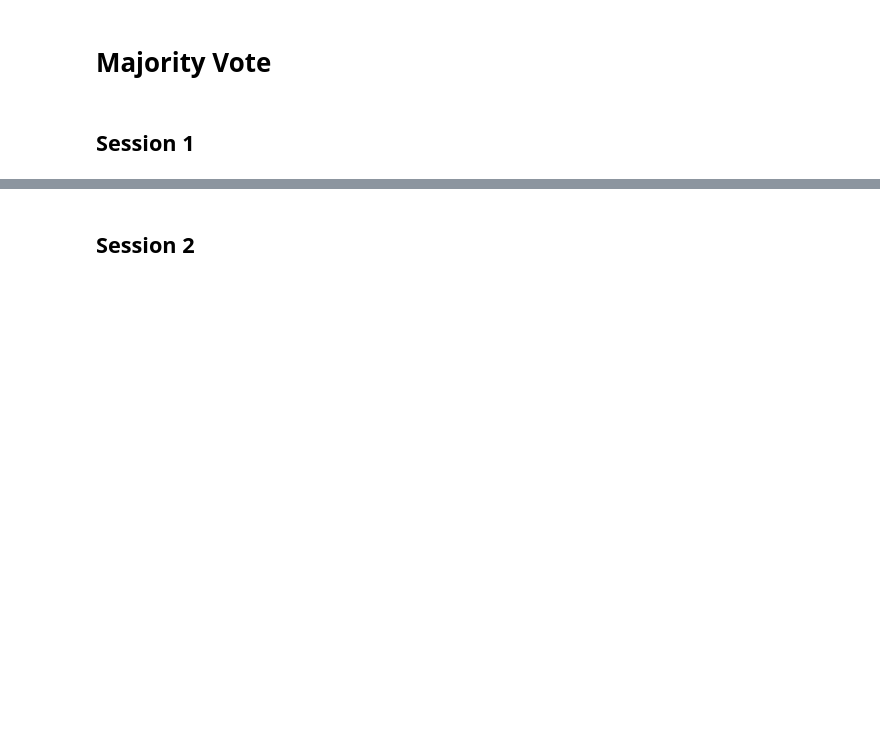
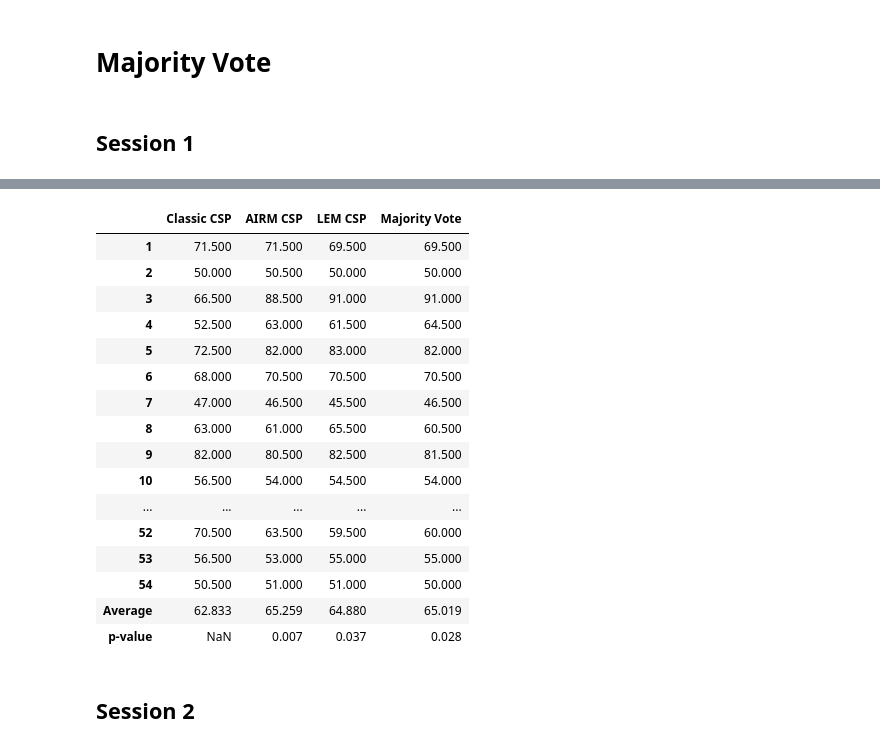
Before and after one commit to Yassawe/BCI-paper, a Jupyter notebook: SubjectIndependentPaper.ipynb, the cells around one changed output, grey strips where cells are left out. Saved outputs shown, nothing was run; the diff lists cells and outputs as text; code cells hidden in the pictures; blank space fills up the shorter version.

```diff
--- a/SubjectIndependentPaper.ipynb
+++ b/SubjectIndependentPaper.ipynb
@@ -196,6 +252,24 @@ dfmv1_4.head()
 # %%
 dfmv1_5 = majority_vote(SubjectsCOV1, SubjectsY1, 5)
-dfmv1_5.head()
+dfmv1_5.head(56)
+# %% [output]
+|  | Classic CSP | AIRM CSP | LEM CSP | Majority Vote |
+| 1 | 71.500 | 71.500 | 69.500 | 69.500 |
+| 2 | 50.000 | 50.500 | 50.000 | 50.000 |
+| 3 | 66.500 | 88.500 | 91.000 | 91.000 |
+| 4 | 52.500 | 63.000 | 61.500 | 64.500 |
+| 5 | 72.500 | 82.000 | 83.000 | 82.000 |
+| 6 | 68.000 | 70.500 | 70.500 | 70.500 |
+| 7 | 47.000 | 46.500 | 45.500 | 46.500 |
+| 8 | 63.000 | 61.000 | 65.500 | 60.500 |
+| 9 | 82.000 | 80.500 | 82.500 | 81.500 |
+| 10 | 56.500 | 54.000 | 54.500 | 54.000 |
+| ... | ... | ... | ... | ... |
+| 52 | 70.500 | 63.500 | 59.500 | 60.000 |
+| 53 | 56.500 | 53.000 | 55.000 | 55.000 |
+| 54 | 50.500 | 51.000 | 51.000 | 50.000 |
+| Average | 62.833 | 65.259 | 64.880 | 65.019 |
+| p-value | NaN | 0.007 | 0.037 | 0.028 |
 # %%
 ResultsSess01 = [dfmv1_2, dfmv1_3, dfmv1_4, dfmv1_5]
 
```
Also changed, not shown: parts of 18 cells of this notebook, 2 other files.
